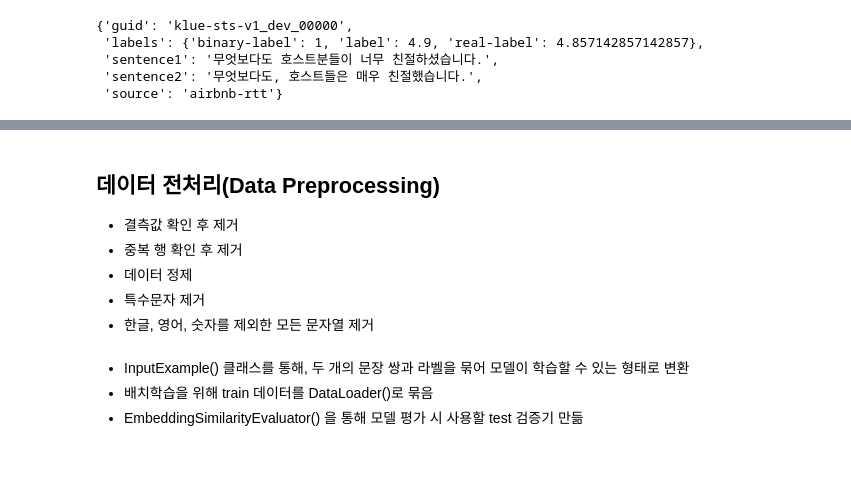
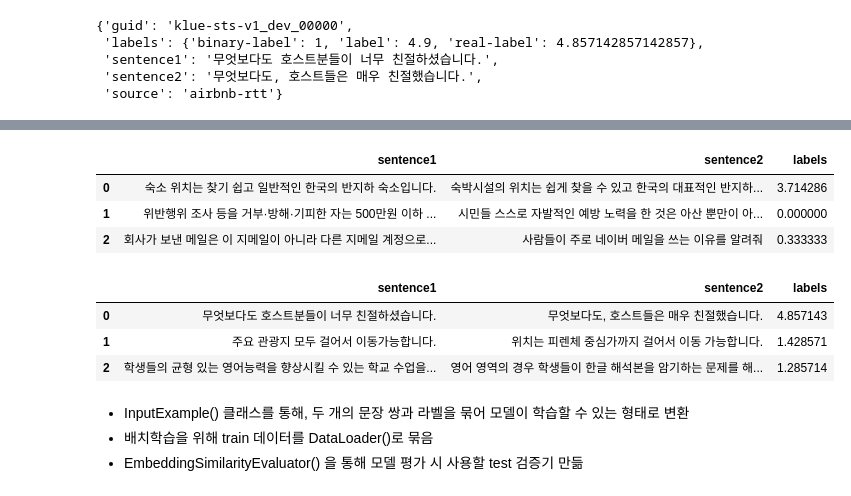
Before and after one commit to WooKyungHwa/NLU_3-, a Jupyter notebook: 우경화_sts.ipynb, the cells around one changed output, grey strips where cells are left out. Saved outputs shown, nothing was run; the diff lists cells and outputs as text; code cells hidden in the pictures; blank space fills up the shorter version.

```diff
--- a/우경화_sts.ipynb
+++ b/우경화_sts.ipynb
@@ -134,0 +114,34 @@ dataset['validation'][0]
+# %%
+# dataset['train'] -> 데이터프레임(DataFrame)으로 보기
+import pandas as pd
+
+sentence1, sentence2, labels1 = [], [], []
+
+for data1 in dataset['train'] :
+  sentence1.append(data1['sentence1'])
+  sentence2.append(data1['sentence2'])
+  labels1.append(data1['labels']['real-label'])
+
+train_data = pd.DataFrame({'sentence1' : sentence1, 'sentence2' : sentence2, 'labels' : labels1})
+train_data.head(3)
+# %% [output]
+|  | sentence1 | sentence2 | labels |
+| 0 | 숙소 위치는 찾기 쉽고 일반적인 한국의 반지하 숙소입니다. | 숙박시설의 위치는 쉽게 찾을 수 있고 한국의 대표적인 반지하... | 3.714286 |
+| 1 | 위반행위 조사 등을 거부·방해·기피한 자는 500만원 이하 ... | 시민들 스스로 자발적인 예방 노력을 한 것은 아산 뿐만이 아... | 0.000000 |
+| 2 | 회사가 보낸 메일은 이 지메일이 아니라 다른 지메일 계정으로... | 사람들이 주로 네이버 메일을 쓰는 이유를 알려줘 | 0.333333 |
+# %%
+# dataset['validation'] -> 데이터프레임(DataFrame)으로 보기
+sentence3, sentence4, labels2 = [], [], []
+
+for data2 in dataset['validation'] :
+  sentence3.append(data2['sentence1'])
+  sentence4.append(data2['sentence2'])
+  labels2.append(data2['labels']['real-label'])
+
+test_data = pd.DataFrame({'sentence1' : sentence3, 'sentence2' : sentence4, 'labels' : labels2})
+test_data.head(3)
+# %% [output]
+|  | sentence1 | sentence2 | labels |
+| 0 | 무엇보다도 호스트분들이 너무 친절하셨습니다. | 무엇보다도, 호스트들은 매우 친절했습니다. | 4.857143 |
+| 1 | 주요 관광지 모두 걸어서 이동가능합니다. | 위치는 피렌체 중심가까지 걸어서 이동 가능합니다. | 1.428571 |
+| 2 | 학생들의 균형 있는 영어능력을 향상시킬 수 있는 학교 수업을... | 영어 영역의 경우 학생들이 한글 해석본을 암기하는 문제를 해... | 1.285714 |
@@ -137,13 +155,6 @@ dataset['validation'][0]
 # test 데이터가 없어서 validation을 test로 사용
 klue_sts_train = dataset['train']
 klue_sts_test = dataset['validation']
-# %% [markdown]
-## **데이터 전처리(Data Preprocessing)**
-- 결측값 확인 후 제거
-- 중복 행 확인 후 제거
-- 데이터 정제
- - 특수문자 제거
- - 한글, 영어, 숫자를 제외한 모든 문자열 제거
 # %% [markdown]
 - InputExample() 클래스를 통해, 두 개의 문장 쌍과 라벨을 묶어 모델이 학습할 수 있는 형태로 변환
 - 배치학습을 위해 train 데이터를 DataLoader()로 묶음
```
Also changed, not shown: parts of 25 cells of this notebook.
